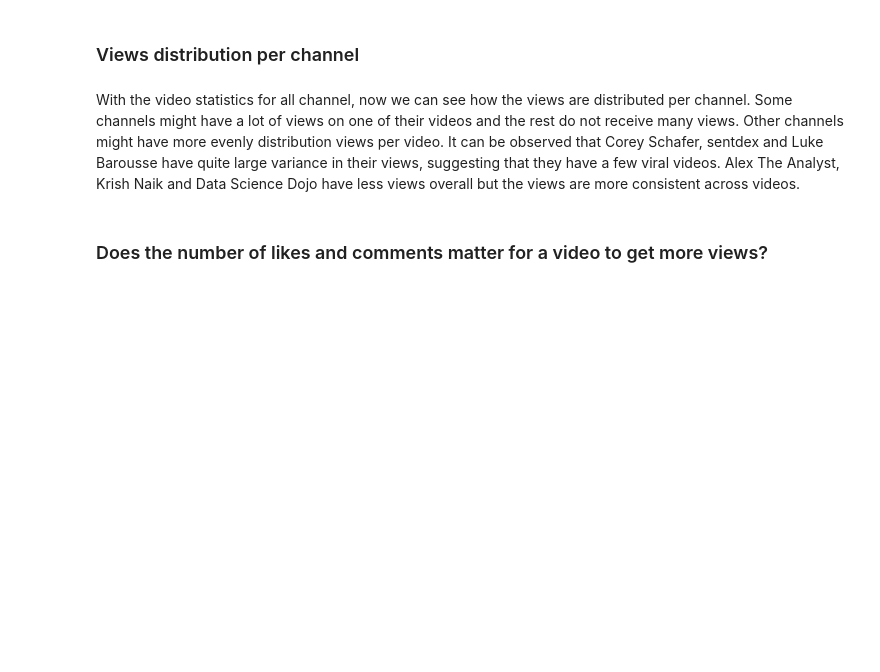
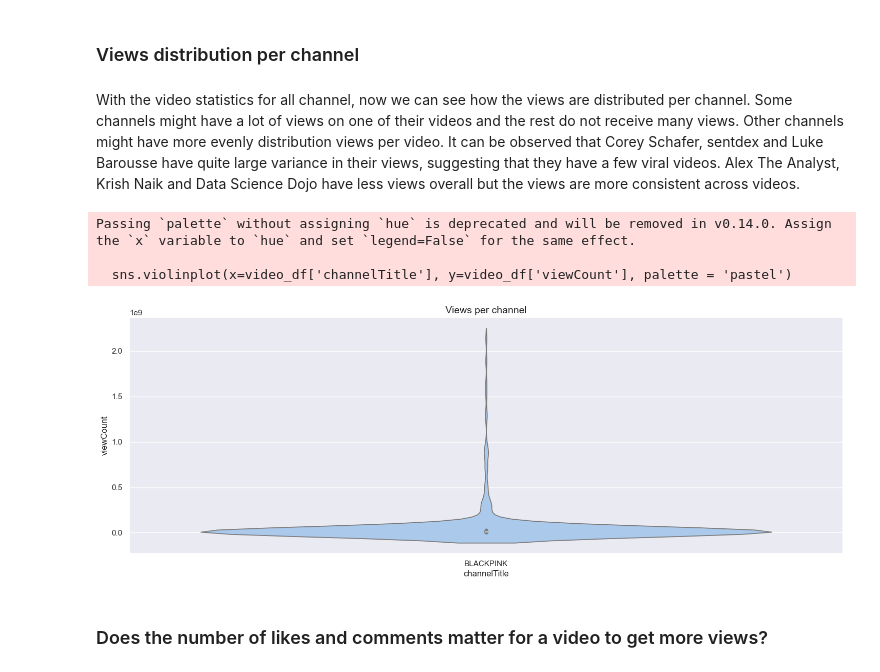
Before and after one commit to jamaleb67/jamaleb67.github.io, a Jupyter notebook: work/project_youtube_videos_EDA.ipynb, the cells around one changed output. Drawn from its saved outputs; the diff is of its cells as text; code cells hidden in the pictures; blank space fills up the shorter version.

```diff
--- a/work/project_youtube_videos_EDA.ipynb
+++ b/work/project_youtube_videos_EDA.ipynb
@@ -248,0 +266,2 @@ playlist_ids = 'UUOmHUn--16B90oW2L6FRR3A'
+# %%
+playlist_ids = get_channel_stats(youtube, ['playlistId'])
@@ -296,0 +421,19 @@ comments_df = get_comments_in_videos(youtube, video_ids)
+# %%
+# Create a dataframe with video statistics and comments from all channels
+
+video_df = pd.DataFrame()
+comments_df = pd.DataFrame()
+
+for c in channel_data['channelName'].unique():
+    print("Getting video information from channel: " + c)
+    playlist_id = channel_data.loc[channel_data['channelName']== c, 'playlistId'].iloc[0]
+    video_ids = get_video_ids(youtube, playlist_id)
+
+    # get video data
+    video_data = get_video_details(youtube, video_ids)
+    # get comment data
+    comments_data = get_comments_in_videos(youtube, video_ids)
+
+    # append video data together and comment data toghether
+    video_df = video_df.concat(video_data, ignore_index=True)
+    comments_df = comments_df.concat(comments_data, ignore_index=True)
@@ -362,9 +562,14 @@ video_df.head()
 With the video statistics for all channel, now we can see how the views are distributed per channel. Some channels might have a lot of views on one of their videos and the rest do not receive many views. Other channels might have more evenly distribution views per video. It can be observed that Corey Schafer, sentdex and Luke Barousse have quite large variance in their views, suggesting that they have a few viral videos. Alex The Analyst, Krish Naik and Data Science Dojo have less views overall but the views are more consistent across videos.
 # %%
 plt.rcParams['figure.figsize'] = (18, 6)
-sns.violinplot(video_df['channelTitle'], video_df['viewCount'], palette = 'pastel')
+sns.violinplot(x=video_df['channelTitle'], y=video_df['viewCount'], palette = 'pastel')
 plt.title('Views per channel', fontsize = 14)
 plt.show()
+# %% [output]
+Passing `palette` without assigning `hue` is deprecated and will be removed in v0.14.0. Assign the `x` variable to `hue` and set `legend=False` for the same effect.
+
+  sns.violinplot(x=video_df['channelTitle'], y=video_df['viewCount'], palette = 'pastel')
+[figure, added]
 # %% [markdown]
 ### Does the number of likes and comments matter for a video to get more views?
 # %% [markdown]
```
Also changed, not shown: parts of 26 cells of this notebook, 2 other files.
